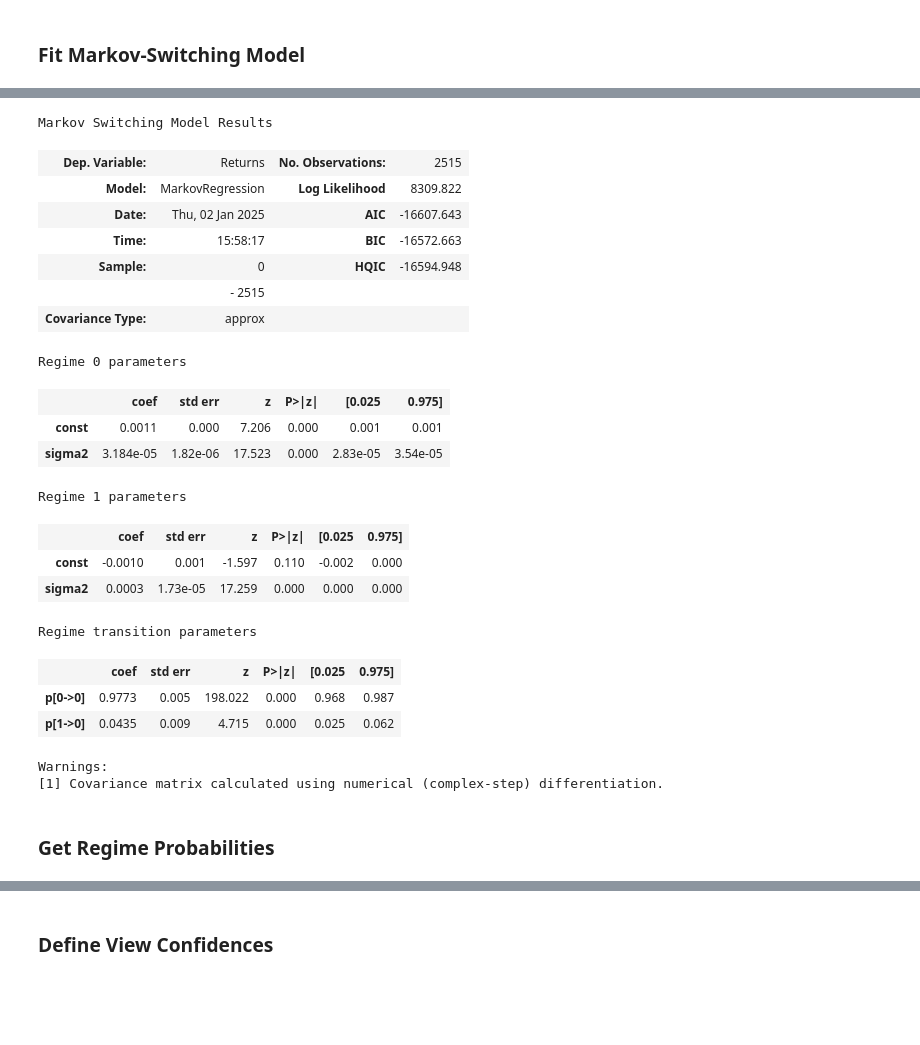
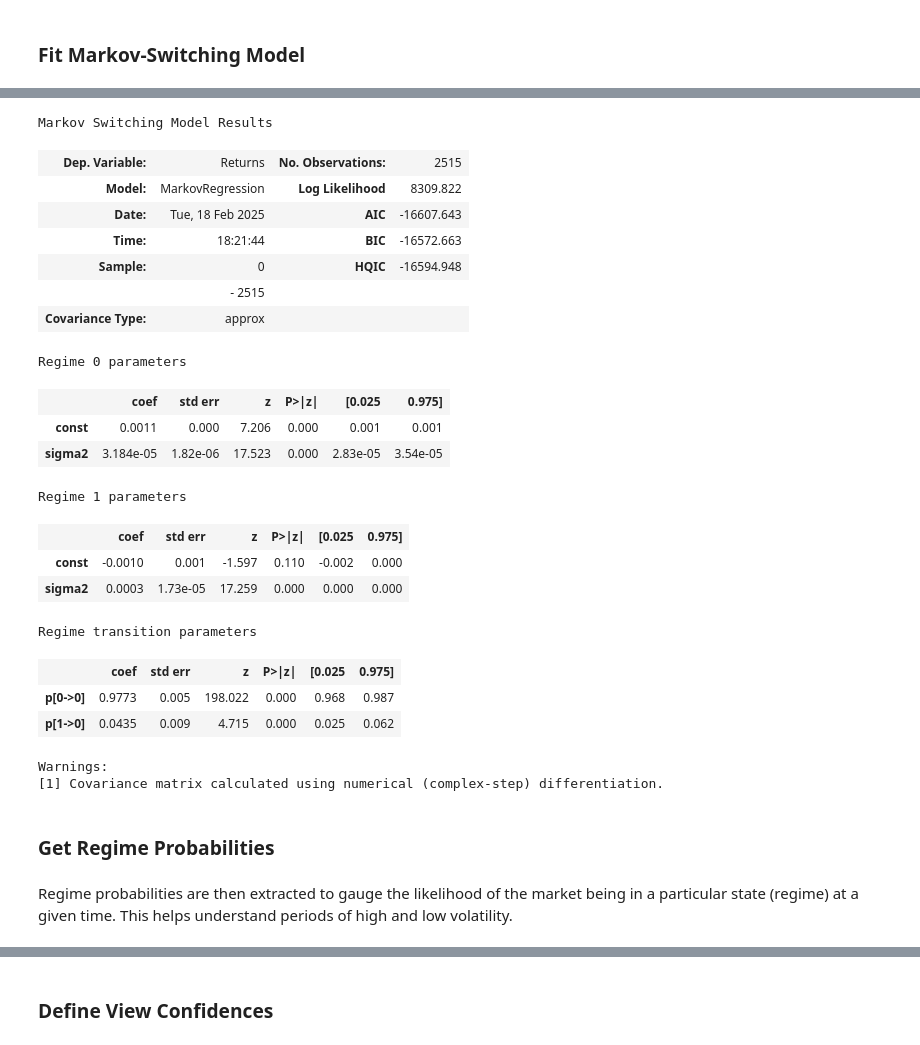
Before and after one commit to chantalmaskell/Black_Litterman_Portfolio_Optimisation, a Jupyter notebook: Completed_Models/markov_switching_BL.ipynb, the cells around one changed output, grey strips where cells are left out. Cells and saved outputs as stored; diff of their text form; code cells hidden in the pictures; blank space fills up the shorter version.

```diff
--- a/In_Progress/markov_switching_BL.ipynb
+++ b/Completed_Models/markov_switching_BL.ipynb
@@ -93,18 +119,27 @@ plot_log_returns(market_data)
 # %%
 def fit_markov_switching(market_data):
+    """
+    Fits a Markov Switching model using the market data (S&P 500).
+
+    Parameters:
+        market_data (pd.DataFrame): DataFrame containing market data with a 'Returns' column for log returns.
+
+    Returns:
+        results: Fitted Markov Switching model results
+    """
     model = MarkovRegression(market_data['Returns'], k_regimes=2, switching_variance=True)
     results = model.fit()
 
     return results
 
 results = fit_markov_switching(market_data)
 results.summary()
 # %% [output]
 Markov Switching Model Results
 | Dep. Variable: | Returns | No. Observations: | 2515 |
 | Model: | MarkovRegression | Log Likelihood | 8309.822 |
-| Date: | Thu, 02 Jan 2025 | AIC | -16607.643 |
-| Time: | 15:58:17 | BIC | -16572.663 |
+| Date: | Tue, 18 Feb 2025 | AIC | -16607.643 |
+| Time: | 18:21:44 | BIC | -16572.663 |
 | Sample: | 0 | HQIC | -16594.948 |
 |  | - 2515 |  |  |
 | Covariance Type: | approx |  |  |
@@ -124,4 +159,6 @@ Warnings:
 [1] Covariance matrix calculated using numerical (complex-step) differentiation.
 # %% [markdown]
 ### Get Regime Probabilities
+# %% [markdown]
+Regime probabilities are then extracted to gauge the likelihood of the market being in a particular state (regime) at a given time. This helps understand periods of high and low volatility.
 # %%
```
Also changed, not shown: parts of 32 cells of this notebook, 4 other files.
